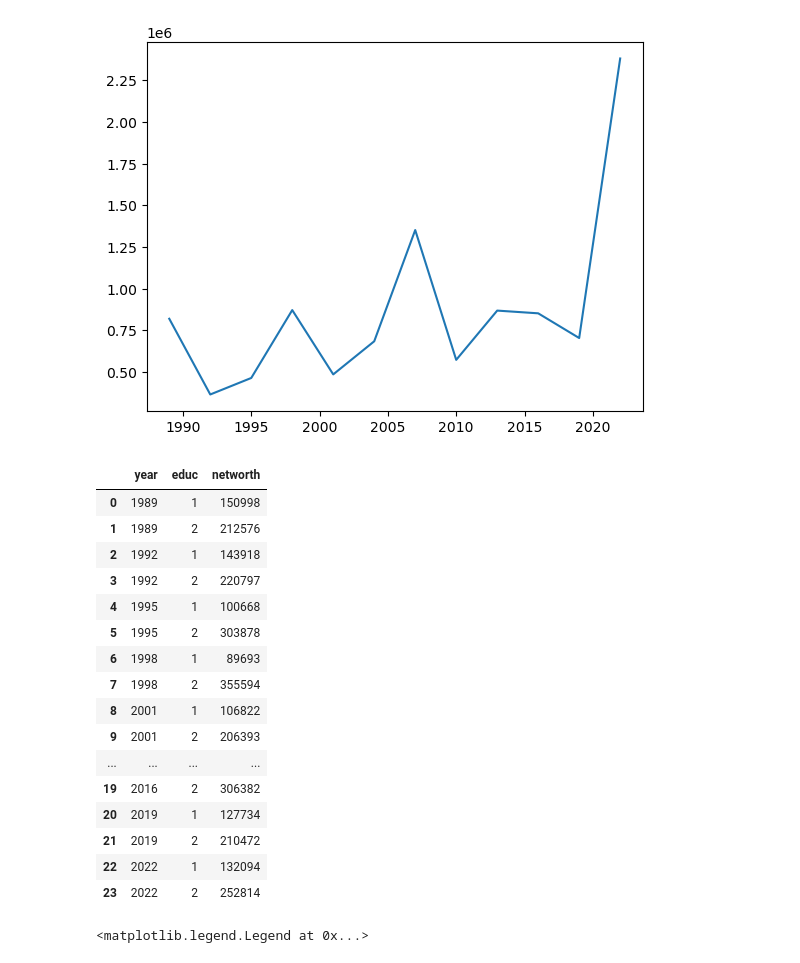
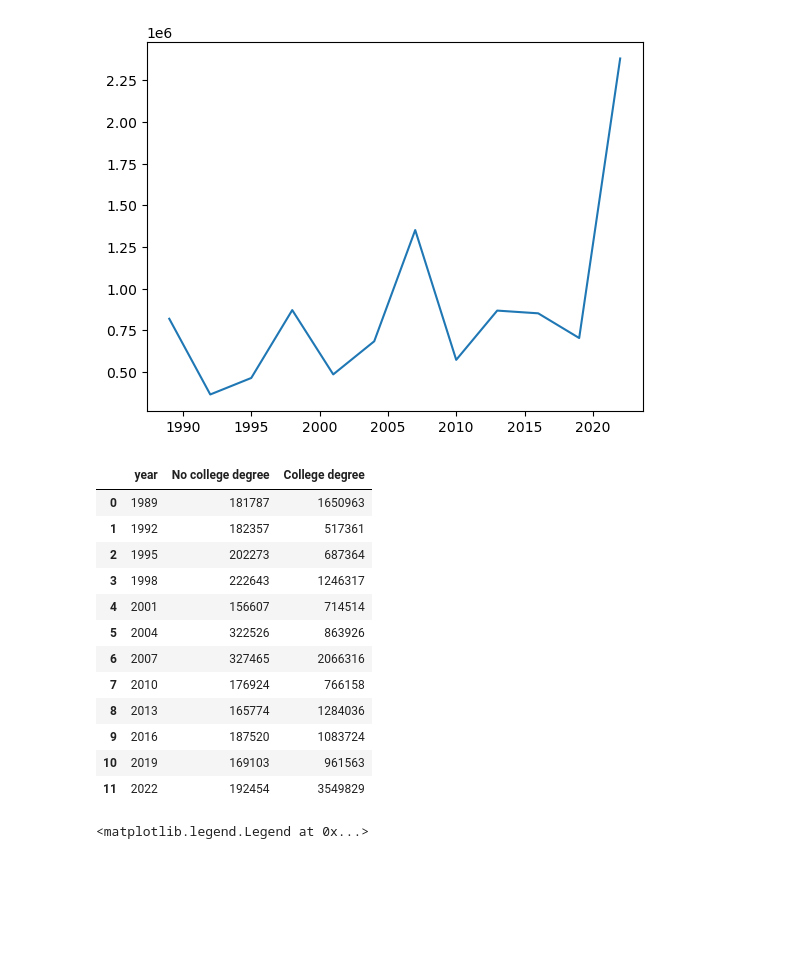
Before and after one commit to kai-thomas15/TECH2-H25-assignment2, a Jupyter notebook: assignment2.ipynb, the cells around one changed output. Cells and saved outputs as stored; diff of their text form; code cells hidden in the pictures; blank space fills up the shorter version.

```diff
--- a/assignment2.ipynb
+++ b/assignment2.ipynb
@@ -242,28 +242,24 @@ plt.plot(values['year'], values['networth'])
 # %% [output]
 [<matplotlib.lines.Line2D at 0x...>]
 [figure]
-# %%
-# 4.1
-
-df[df['educ'] < 3].groupby(['year', 'educ'])['networth'].mean().reset_index().astype(int)
-# %% [output]
-|  | year | educ | networth |
-| 0 | 1989 | 1 | 150998 |
-| 1 | 1989 | 2 | 212576 |
-| 2 | 1992 | 1 | 143918 |
-| 3 | 1992 | 2 | 220797 |
-| 4 | 1995 | 1 | 100668 |
-| 5 | 1995 | 2 | 303878 |
-| 6 | 1998 | 1 | 89693 |
-| 7 | 1998 | 2 | 355594 |
-| 8 | 2001 | 1 | 106822 |
-| 9 | 2001 | 2 | 206393 |
-| ... | ... | ... | ... |
-| 19 | 2016 | 2 | 306382 |
-| 20 | 2019 | 1 | 127734 |
-| 21 | 2019 | 2 | 210472 |
-| 22 | 2022 | 1 | 132094 |
-| 23 | 2022 | 2 | 252814 |
+# %%
+# 4.1
+
+df[df['educ'] < 3].groupby(['year'])['networth'].mean().reset_index().astype(int).merge(df[df['educ'] > 2].groupby(['year'])['networth'].mean().reset_index().astype(int), on='year', how='outer').rename(columns={'networth_x': 'No college degree'}).rename(columns={'networth_y': 'College degree'})
+# %% [output]
+|  | year | No college degree | College degree |
+| 0 | 1989 | 181787 | 1650963 |
+| 1 | 1992 | 182357 | 517361 |
+| 2 | 1995 | 202273 | 687364 |
+| 3 | 1998 | 222643 | 1246317 |
+| 4 | 2001 | 156607 | 714514 |
+| 5 | 2004 | 322526 | 863926 |
+| 6 | 2007 | 327465 | 2066316 |
+| 7 | 2010 | 176924 | 766158 |
+| 8 | 2013 | 165774 | 1284036 |
+| 9 | 2016 | 187520 | 1083724 |
+| 10 | 2019 | 169103 | 961563 |
+| 11 | 2022 | 192454 | 3549829 |
 # %%
 # 4.2
 
```
Also changed, not shown: parts of 2 cells of this notebook.
